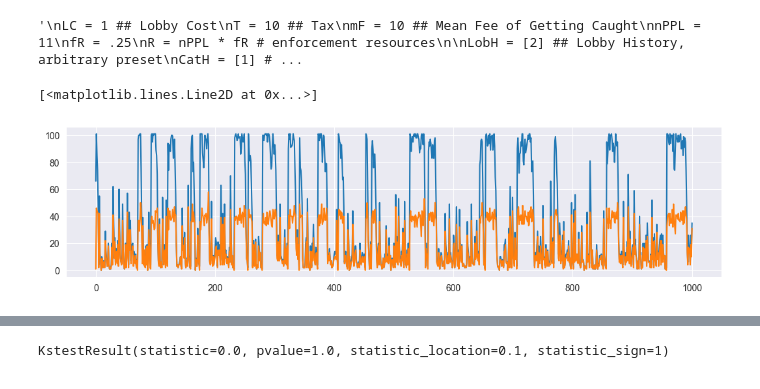
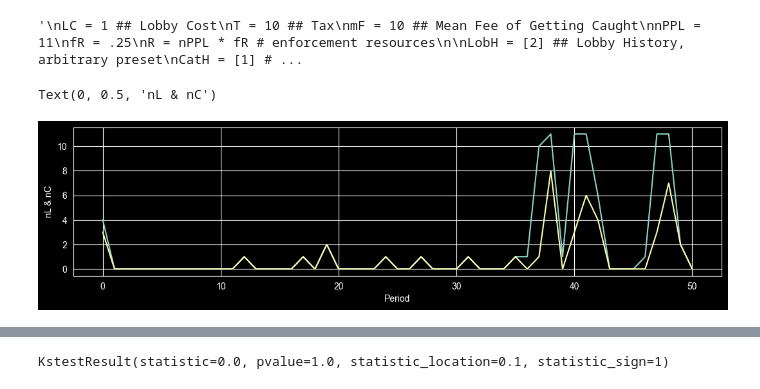
Before and after one commit to JTayMilli/391X, a Jupyter notebook: BoringDynamics.ipynb, the cells around one changed output, grey strips where cells are left out. Saved outputs shown, nothing was run; the diff lists cells and outputs as text; code cells hidden in the pictures.

```diff
--- a/BoringDynamics.ipynb
+++ b/BoringDynamics.ipynb
@@ -47,9 +47,10 @@ def pCat(LobH, nPPL, fR):  #Gets objective probability of success
     else:
         return .8 * (R / LobH[t])
 # %%
-def it(LobH, CatH, LC, T, mF, nPPL, fR, fines):
+def it(LobH, CatH, LC, T, mF, nPPL, fR, fines, subj):
     t = len(LobH)
     ps = pSS1(nPPL = nPPL, fR = fR, LobH = LobH, CatH = CatH)
+    subj[0].append(ps)
     LobH.append(0)
     CatH.append(0)
     fines.append(0)
@@ -59,30 +60,41 @@ def it(LobH, CatH, LC, T, mF, nPPL, fR, fines):
             LobH[t] = LobH[t] + 1
             fines[t] = fines[t] + ifine
 
+    pc = pCat(nPPL = nPPL, fR = fR, LobH = LobH)
+    subj[1].append(pc)
+    for i in range(0,LobH[t]):
 
-    for i in range(0,LobH[t]):
-        if random.random() < pCat(nPPL = nPPL, fR = fR, LobH = LobH):
+        if random.random() < pc:
             CatH[t] = CatH[t] + 1
 
-    return LobH, CatH, fines
+
+    else:
+        return LobH, CatH, fines, subj
 # %%
-def run(itr, LobH, CatH, LC, T, mF, nPPL, fR, fines):
+def run(itr, LobH, CatH, LC, T, mF, nPPL, fR, fines, subj):
     for i in tqdm(range(0,itr)):
-        LobH, CatH, fines = it(LobH = LobH, CatH = CatH, LC = LC, T = T, mF = mF, nPPL = nPPL, fR = fR, fines = fines)
-    return LobH, CatH, fines
+        LobH, CatH, fines, subj = it(LobH = LobH, CatH = CatH, LC = LC, T = T, mF = mF, nPPL = nPPL, fR = fR, fines = fines, subj = subj)
+    return LobH, CatH, fines, subj
 # %%
-def set(LC, T, mF, nPPL, fR, itr, fines = []):
+def set(LC, T, mF, nPPL, fR, itr, fines = [], sp = False):
     LobH = [randint(0,nPPL)] ## Lobby History, arbitrary preset
     CatH = [randint(0,LobH[0])] ## Catch history, arbitrary preset
     fines = [CatH[0] * mF]
-    LobH, CatH, fines = run(LC = LC, T = T, mF = mF, nPPL = nPPL, fR = fR, itr = itr, LobH = LobH, CatH = CatH, fines = fines)
-    return LobH, CatH, fines
+    subj = [[.2], [.8]]
+    LobH, CatH, fines, subj = run(LC = LC, T = T, mF = mF, nPPL = nPPL, fR = fR, itr = itr, LobH = LobH, CatH = CatH, fines = fines, subj = subj)
+    if sp == True:
+        return LobH, CatH, fines, subj
+    else:
+        return LobH, CatH, fines
 # %%
-LobH, CatH, fines = set(LC = 1, T = 5, mF = 2, nPPL = 100, fR = .5, itr = 1000)
+LobH, CatH, fines, subj = set(fR = .5, LC = 1, T = 5, mF = 2, nPPL = 10, itr = 50, sp = True)
 # %%
+plt.style.use('dark_background')
 plt.figure(figsize=(13, 3))
 plt.plot(LobH)
 plt.plot(CatH)
+plt.xlabel("Period")
+plt.ylabel("nL & nC")
 # %% [output]
-[<matplotlib.lines.Line2D at 0x...>]
+Text(0, 0.5, 'nL & nC')
-[figure, old version]
+[figure, new version]
```
Also changed, not shown: parts of 35 cells of this notebook, 1 other file.
